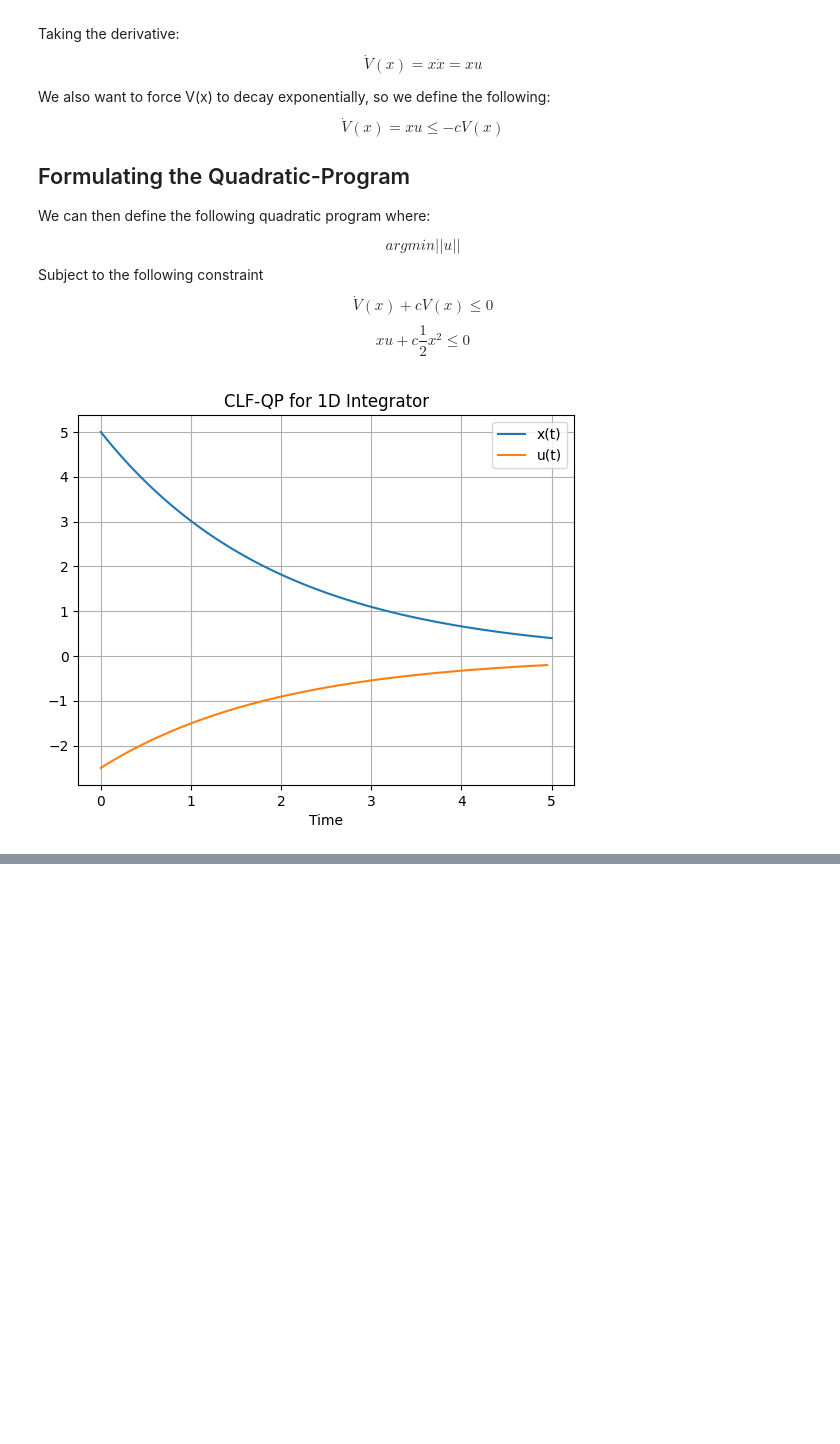
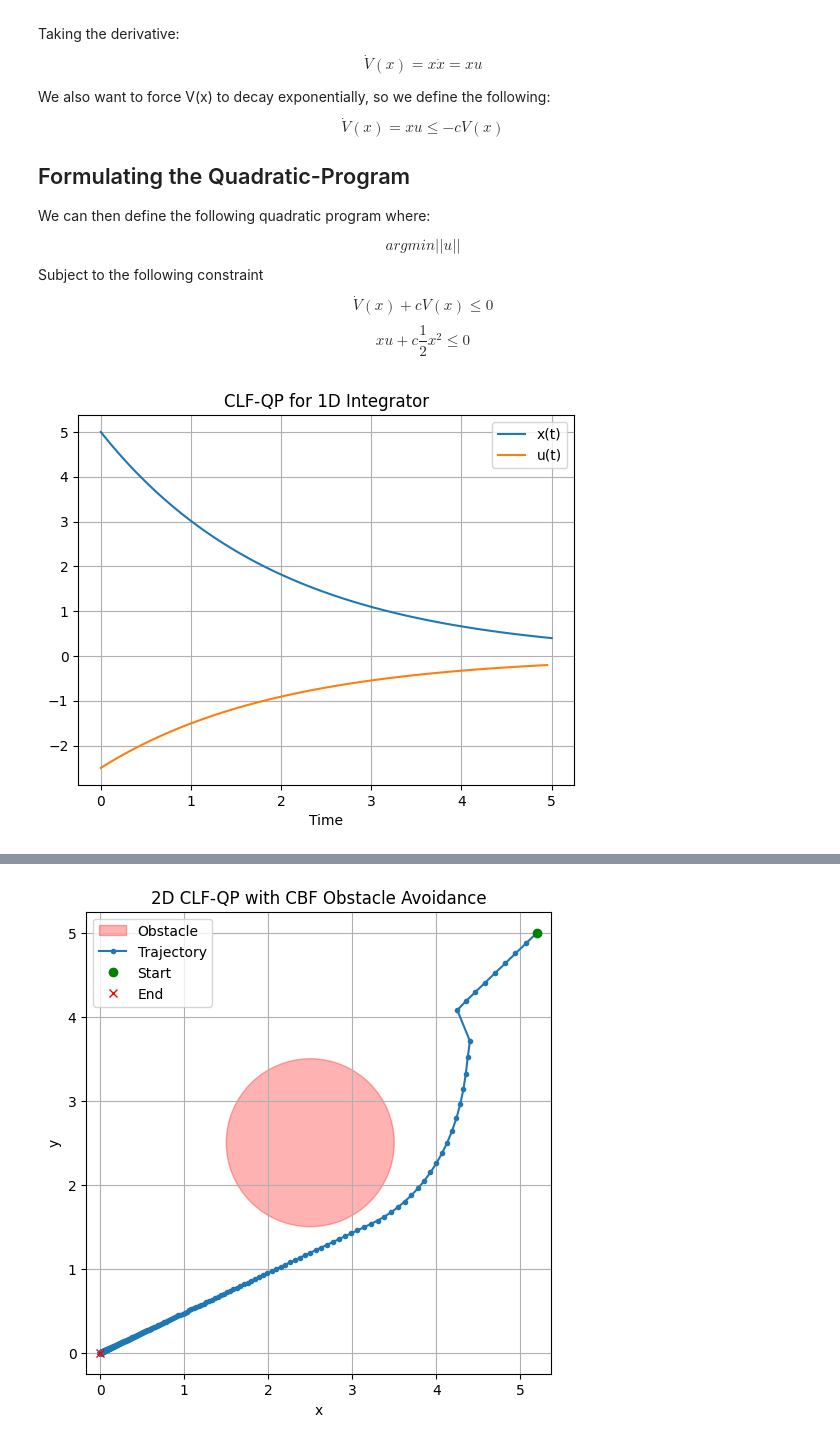
Before and after one commit to Omar-Elmofty/knowledge_compendium, a Jupyter notebook: notebooks/CLF-QP_controller.ipynb, the cells around one changed output, grey strips where cells are left out. Saved outputs shown, nothing was run; the diff lists cells and outputs as text; code cells hidden in the pictures; blank space fills up the shorter version.

```diff
--- a/notebooks/CLF-QP_controller.ipynb
+++ b/notebooks/CLF-QP_controller.ipynb
@@ -120,0 +171,77 @@ plt.show()
+# %%
+import cvxpy as cp
+import numpy as np
+import matplotlib.pyplot as plt
+
+# Parameters
+N = 1000
+dt = 0.1
+c = 0.5       # CLF rate
+alpha = 1.0   # CBF rate
+delta_relaxation = 0.0
+
+# Obstacle parameters
+ox, oy, r = 2.5, 2.5, 1.0
+
+def make_sdf(x, y):
+    dx = x - ox
+    dy = y - oy
+    return np.sqrt(dx**2 + dy**2) - r
+
+def grad_sdf(x, y):
+    norm = np.sqrt((x - ox)**2 + (y - oy)**2)
+    return np.array([(x - ox) / norm, (y - oy) / norm])
+
+# Initial state
+x, y = 5.2, 5.0
+xs, ys = [x], [y]
+us = []
+
+for _ in range(N):
+    # Control input
+    u = cp.Variable(2)
+
+    # CLF constraint
+    V = 0.5 * (x**2 + y**2)
+    V_dot = x * u[0] + y * u[1]
+    clf_constraint = V_dot + (c / 2) * (x**2 + y**2) <= delta_relaxation
+
+    # CBF constraint
+    h = make_sdf(x, y)
+    grad_h = grad_sdf(x, y)
+    h_dot = grad_h @ u
+    cbf_constraint = h_dot + alpha * h >= 0
+
+    # Optimization problem
+    cost = cp.sum_squares(u) + delta_relaxation**2
+    prob = cp.Problem(cp.Minimize(cost), [clf_constraint, cbf_constraint])
+    prob.solve()
+
+    # Apply control
+    u_val = u.value
+    us.append(u_val)
+    x += u_val[0] * dt
+    y += u_val[1] * dt
+    xs.append(x)
+    ys.append(y)
+
+# Plot the trajectory
+xs = np.array(xs)
+ys = np.array(ys)
+
+circle = plt.Circle((ox, oy), r, color='r', alpha=0.3, label='Obstacle')
+
+plt.figure(figsize=(6, 6))
+plt.gca().add_patch(circle)
+plt.plot(xs, ys, marker='o', markersize=3, label="Trajectory")
+plt.plot(xs[0], ys[0], 'go', label='Start')
+plt.plot(xs[-1], ys[-1], 'rx', label='End')
+plt.xlabel('x')
+plt.ylabel('y')
+plt.title('2D CLF-QP with CBF Obstacle Avoidance')
+plt.axis('equal')
+plt.grid(True)
+plt.legend()
+plt.show()
+# %% [output]
+[figure, added]
```
Also changed, not shown: parts of 3 cells of this notebook, 2 other files.
